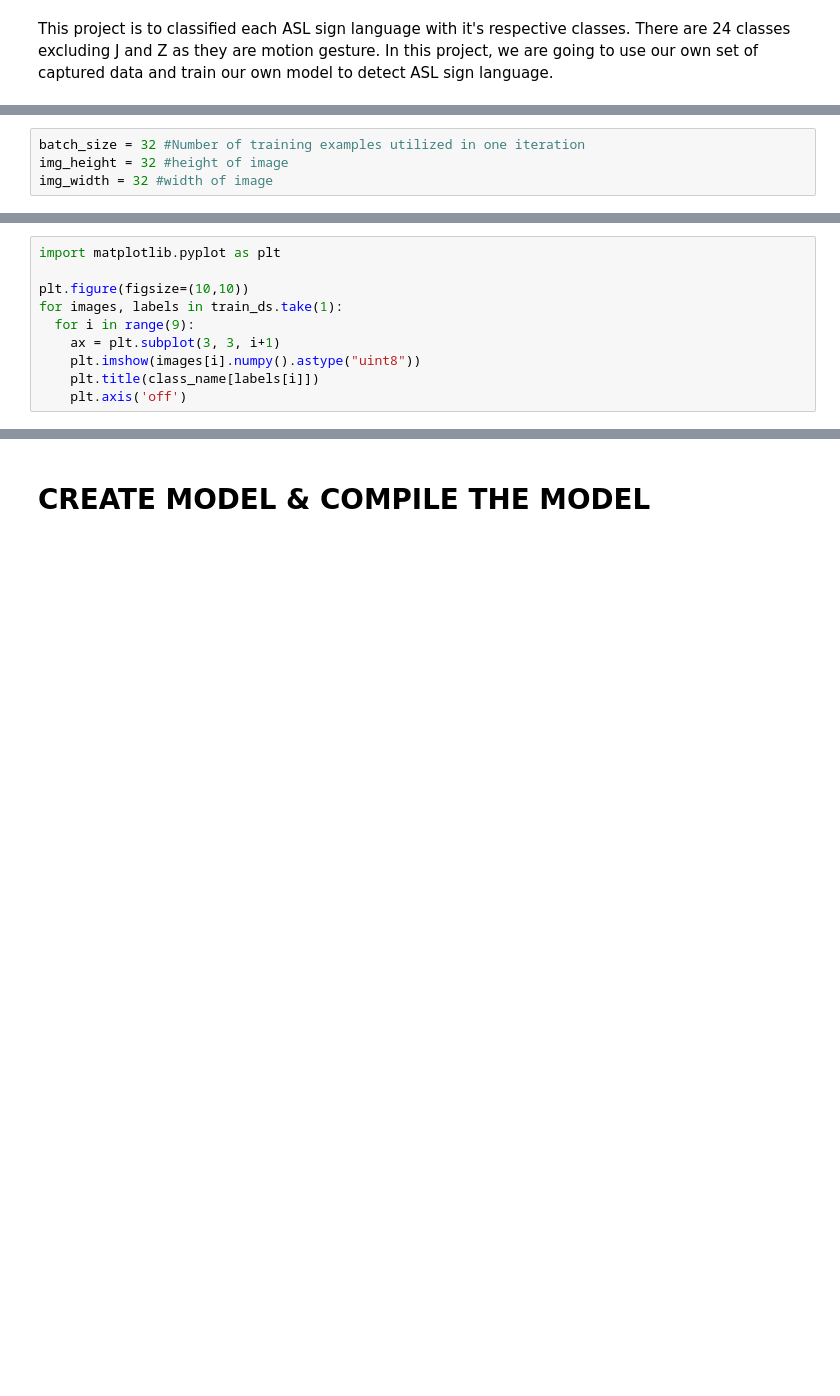
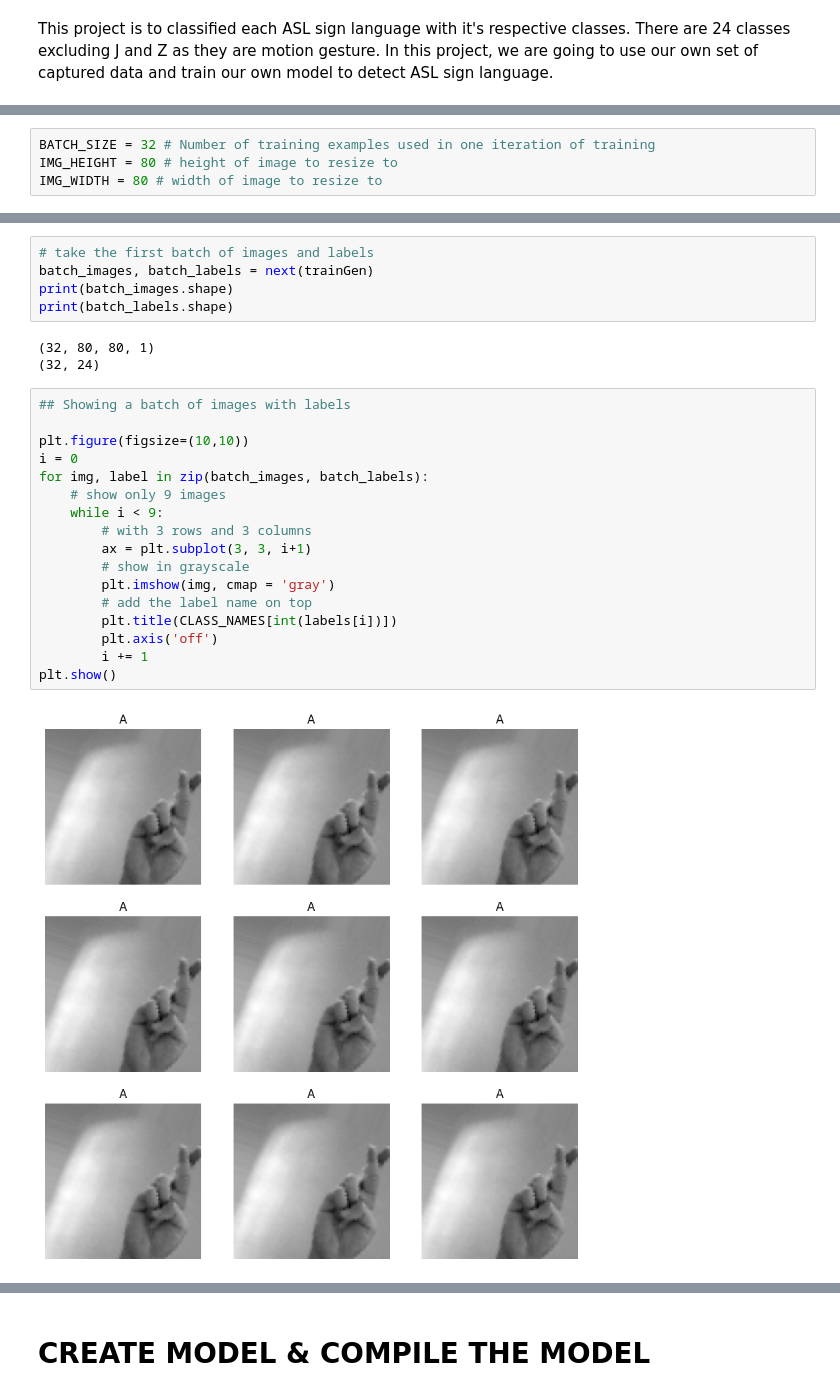
Before and after one commit to ansonnn07/image-classification, a Jupyter notebook: Image Classification (Coding).ipynb, the cells around one changed output, grey strips where cells are left out. Saved outputs shown, nothing was run; the diff lists cells and outputs as text; blank space fills up the shorter version.

```diff
--- a/Image Classification (Coding).ipynb
+++ b/Image Classification (Coding).ipynb
@@ -57,4 +91,4 @@ plt.show()
 # %%
-batch_size = 32 #Number of training examples utilized in one iteration
-img_height = 32 #height of image
-img_width = 32 #width of image
+BATCH_SIZE = 32 # Number of training examples used in one iteration of training
+IMG_HEIGHT = 80 # height of image to resize to
+IMG_WIDTH = 80 # width of image to resize to
@@ -90,10 +94,0 @@ print(class_name)
-# %%
-import matplotlib.pyplot as plt
-
-plt.figure(figsize=(10,10))
-for images, labels in train_ds.take(1):
-  for i in range(9):
-    ax = plt.subplot(3, 3, i+1)
-    plt.imshow(images[i].numpy().astype("uint8"))
-    plt.title(class_name[labels[i]])
-    plt.axis('off')
@@ -124,0 +142,27 @@ print(np.min(first_image), np.max(first_image))
+# %%
+# take the first batch of images and labels
+batch_images, batch_labels = next(trainGen)
+print(batch_images.shape)
+print(batch_labels.shape)
+# %% [output]
+(32, 80, 80, 1)
+(32, 24)
+# %%
+## Showing a batch of images with labels
+
+plt.figure(figsize=(10,10))
+i = 0
+for img, label in zip(batch_images, batch_labels):
+    # show only 9 images
+    while i < 9:
+        # with 3 rows and 3 columns
+        ax = plt.subplot(3, 3, i+1)
+        # show in grayscale
+        plt.imshow(img, cmap = 'gray')
+        # add the label name on top
+        plt.title(CLASS_NAMES[int(labels[i])])
+        plt.axis('off')
+        i += 1
+plt.show()
+# %% [output]
+[figure, added]
```
Also changed, not shown: parts of 22 cells of this notebook, 3 other files.
